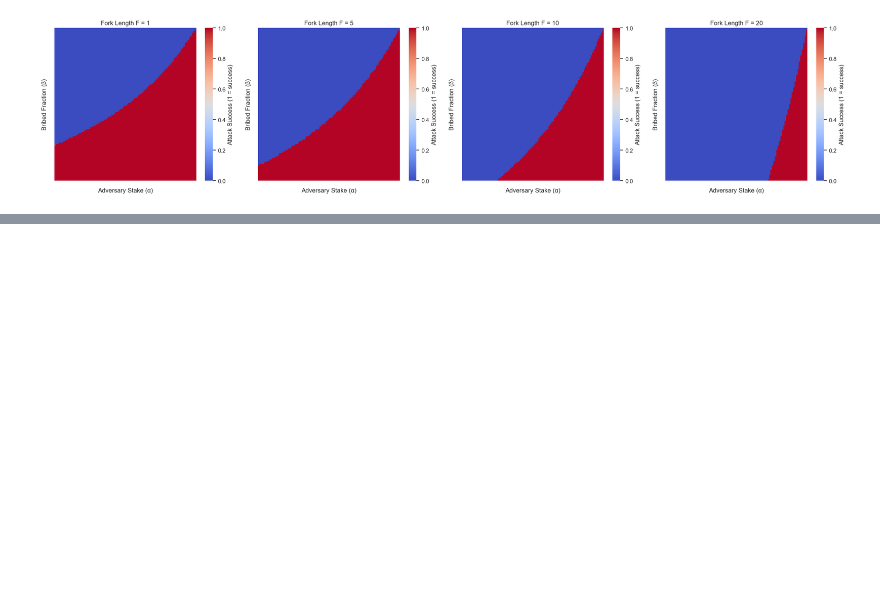
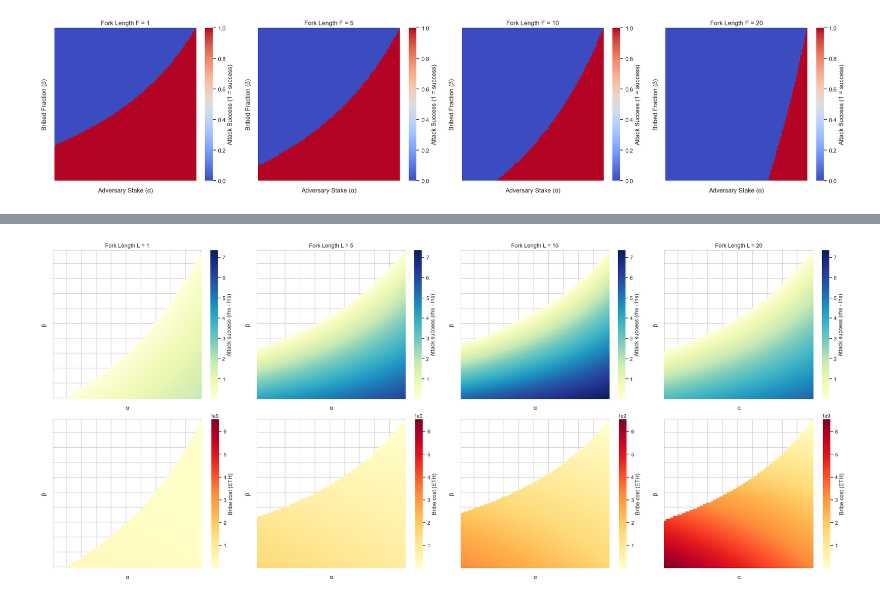
Before and after one commit to 0xSooki/bribery-zoo, a Jupyter notebook: Figures/playground.ipynb, the cells around one changed output, grey strips where cells are left out. Drawn from its saved outputs; the diff is of its cells as text; code cells hidden in the pictures; blank space fills up the shorter version.

```diff
--- a/Figures/playground.ipynb
+++ b/Figures/playground.ipynb
@@ -472,0 +505,91 @@ plt.show()
+# %%
+alpha_vals = np.linspace(0.01, 0.5, 100)
+beta_vals = np.linspace(0, 1, 100)
+fork_lengths = [1, 5, 10, 20]
+
+F0 = 2
+D = 1
+k = 0.1
+
+canonical_length = 2
+
+heatmaps_success = []
+heatmaps_bribe = []
+
+for L in fork_lengths:
+    F = F0 * np.exp(-k * L)
+    success = np.full((len(beta_vals), len(alpha_vals)), np.nan)
+    bribe = np.full((len(beta_vals), len(alpha_vals)), np.nan)
+
+    for i, beta in enumerate(beta_vals):
+        for j, alpha in enumerate(alpha_vals):
+            lhs = F * (1 - beta) * (1 - alpha) * L + D * (1 - alpha) * canonical_length
+            rhs = D * alpha * canonical_length + F * alpha * L + F * beta * (1 - alpha) * L
+
+            if lhs < rhs:
+                success[i, j] = rhs - lhs
+                bribe[i, j] = L * beta * (1 - alpha) * noOfValidators * attestation_reward_per_validator
+
+    heatmaps_success.append(success)
+    heatmaps_bribe.append(bribe)
+
+
+
+vmin_success = np.nanmin(heatmaps_success)
+vmax_success = np.nanmax(heatmaps_success)
+
+vmin_bribe = np.nanmin(heatmaps_bribe)
+vmax_bribe = np.nanmax(heatmaps_bribe)
+
+# === Ábrázolás ===
+fig, axs = plt.subplots(2, len(fork_lengths), figsize=(24, 10), constrained_layout=True)
+
+xticks_idx = np.linspace(0, len(alpha_vals)-1, 11, dtype=int)
+xticks = np.round(alpha_vals[xticks_idx], 2)
+
+yticks_idx = np.linspace(0, len(beta_vals)-1, 11, dtype=int)
+yticks = np.round(beta_vals[yticks_idx], 2)
+
+for idx in range(len(fork_lengths)):
+    sns.heatmap(
+        heatmaps_success[idx],
+        cmap="YlGnBu",
+        mask=np.isnan(heatmaps_success[idx]),
+        xticklabels=xticks,
+        yticklabels=yticks,
+        square=True,
+        ax=axs[0, idx],
+        linewidths=0,
+        linecolor='none',
+        cbar_kws={'label': 'Attack success (rhs - lhs)'},
+        vmin=vmin_success,
+        vmax=vmax_success
+    )
+    axs[0, idx].set_title(f"Fork Length L = {fork_lengths[idx]}")
+    axs[0, idx].set_xlabel("α")
+    axs[0, idx].set_ylabel("β")
+    axs[0, idx].set_xticks(xticks_idx)
+    axs[0, idx].set_yticks(yticks_idx)
+
+    sns.heatmap(
+        heatmaps_bribe[idx],
+        cmap="YlOrRd",
+        mask=np.isnan(heatmaps_bribe[idx]),
+        xticklabels=xticks,
+        yticklabels=yticks,
+        square=True,
+        ax=axs[1, idx],
+        linewidths=0,
+        linecolor='none',
+        cbar_kws={'label': 'Bribe cost (ETH)'},
+        vmin=vmin_bribe,
+        vmax=vmax_bribe
+    )
+    axs[1, idx].set_xlabel("α")
+    axs[1, idx].set_ylabel("β")
+    axs[1, idx].set_xticks(xticks_idx)
+    axs[1, idx].set_yticks(yticks_idx)
+
+plt.show()
+# %% [output]
+[figure, added]
```
Also changed, not shown: parts of 14 cells of this notebook.
